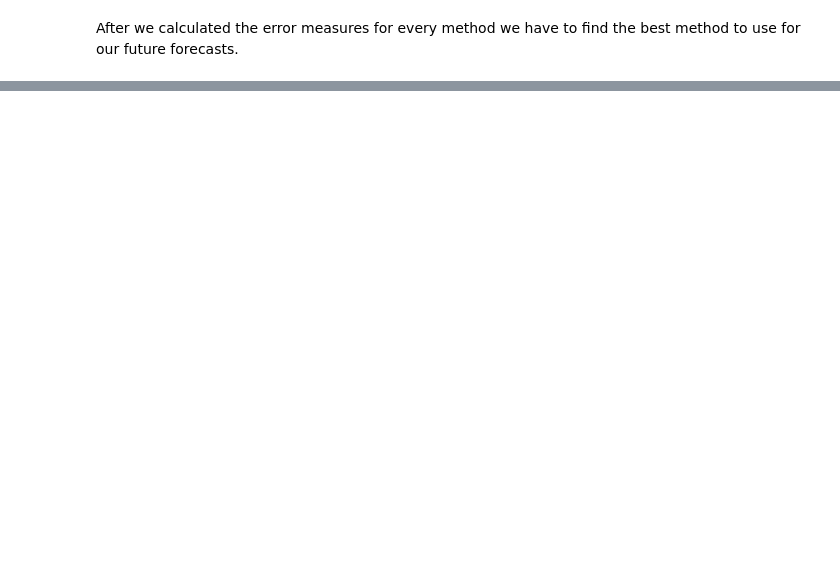
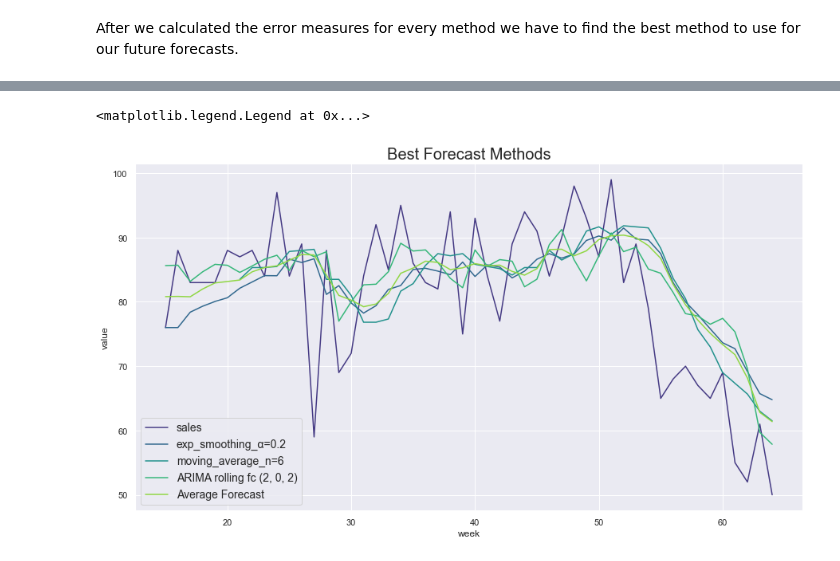
Before and after one commit to m-j-w-f/SCM, a Jupyter notebook: SCM_Forecasting.ipynb, the cells around one changed output, grey strips where cells are left out. Saved outputs shown, nothing was run; the diff lists cells and outputs as text; code cells hidden in the pictures; blank space fills up the shorter version.

Commit message:
added task c)

```diff
--- a/SCM_Forecasting.ipynb
+++ b/SCM_Forecasting.ipynb
@@ -186,0 +254,4 @@ I would recommend to use a exponential smoothing forecast with an alpha of 0.2.
+# %%
+weekly_sales_contd = pd.read_csv("Task_4_weekly_sales_TurboPlasmaXPL_cont'd.csv", names=["sales"])
+weekly_sales_contd.insert(loc=0, column='week', value=range(53, len(weekly_sales_contd)+53))
+weekly_sales_contd.head()
@@ -186,0 +265,3 @@ I would recommend to use a exponential smoothing forecast with an alpha of 0.2.
+# %%
+weekly_sales_cut_contd = pd.concat([weekly_sales_cut, weekly_sales_contd], axis=0).reset_index(drop=True)
+weekly_sales_cut_contd.tail()
@@ -186,0 +275,26 @@ I would recommend to use a exponential smoothing forecast with an alpha of 0.2.
+# %%
+def add_arima_rolling_forecast(df, cutoff_week, order):
+    for i in range(len(df)-weekly_sales_cut_contd[weekly_sales_cut_contd.week == 52].index[0]-1):
+        train = df[df.week <= cutoff_week+i].sales
+        model = ARIMA(train, order=order)
+        results = model.fit()
+        if i == 0: predictions = results.fittedvalues.to_list()
+        prediction = results.forecast(steps=1).values[0]
+        predictions.append(prediction)
+    df.insert(loc=len(df.columns), column=f"ARIMA rolling fc {order}", value=predictions)
+
+# adding the 3 best Forecasts
+add_exponential_smoothing_forecast(df=weekly_sales_cut_contd, a=np.float64(0.2))
+add_rolling_average_forecast(df=weekly_sales_cut_contd, n=6)
+add_arima_rolling_forecast(df=weekly_sales_cut_contd, cutoff_week = 52, order=(2,0,2))
+
+# adding a average Forecast
+weekly_sales_cut_contd["Average Forecast"] = weekly_sales_cut_contd.drop(["week", "sales"], axis=1).mean(axis=1)
+
+
+graph = sns.lineplot(data=pd.melt(weekly_sales_cut_contd, ['week']), x="week", y="value", hue="variable", palette="viridis")
+graph.set_title("Best Forecast Methods", size=20)
+graph.legend(loc=3, prop={'size': 14})
+# %% [output]
+<matplotlib.legend.Legend at 0x...>
+[figure, added]
```
Also changed, not shown: parts of 29 cells of this notebook.
